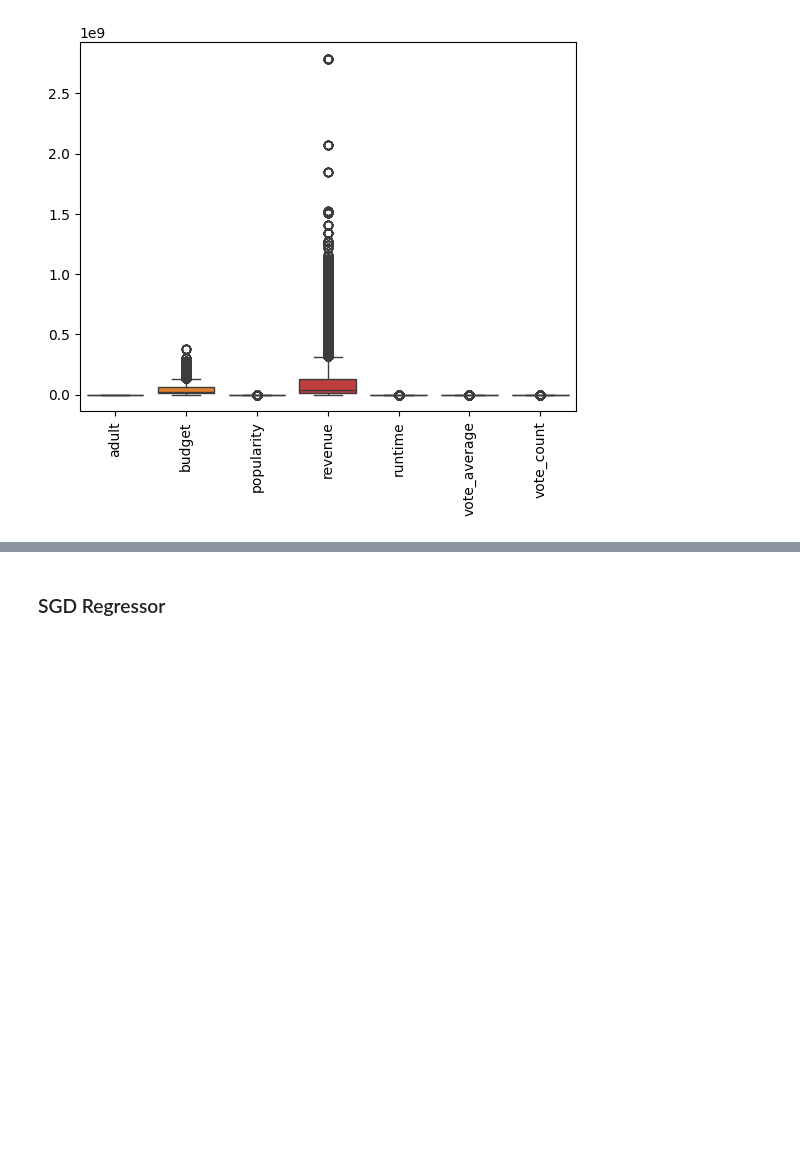
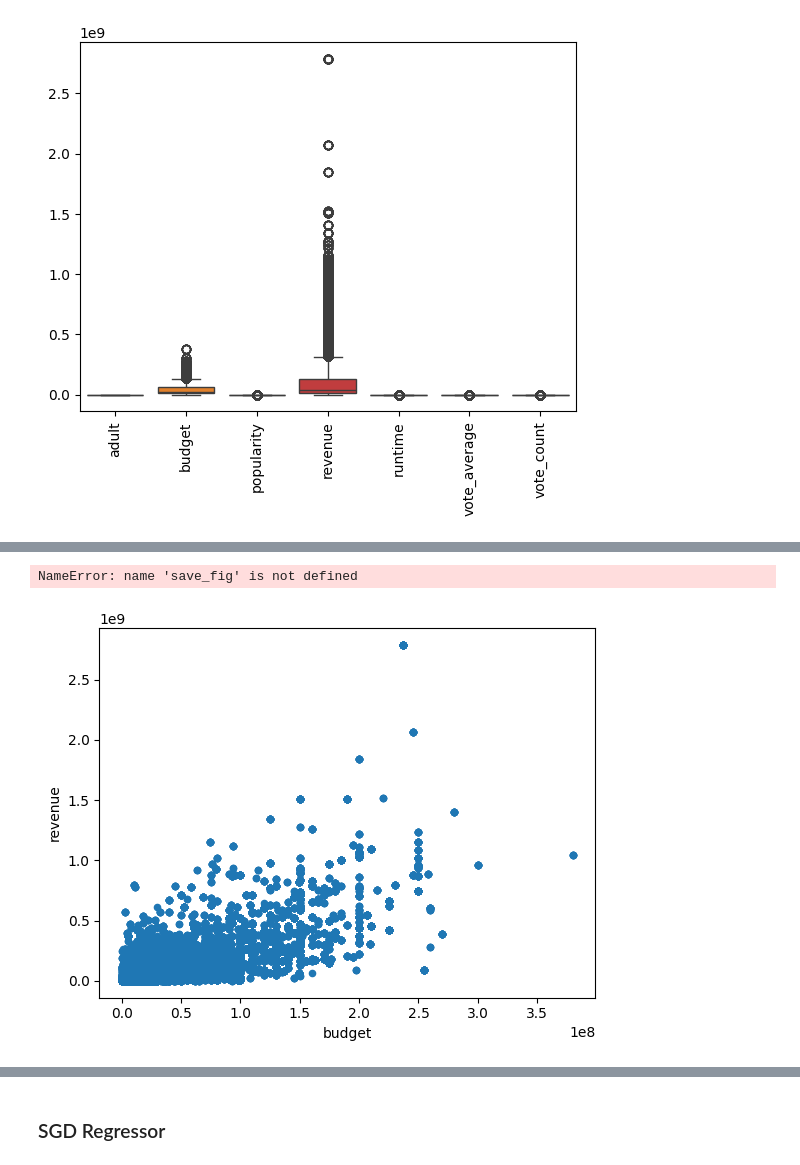
Before and after one commit to Gruppe-H/AI_exam, a Jupyter notebook: regression.ipynb, the cells around one changed output, grey strips where cells are left out. Cells and saved outputs as stored; diff of their text form; code cells hidden in the pictures; blank space fills up the shorter version.

```diff
--- a/regression.ipynb
+++ b/regression.ipynb
@@ -472,0 +521,7 @@ plt.show()
+# %%
+from sklearn.model_selection import StratifiedShuffleSplit
+
+split = StratifiedShuffleSplit(n_splits=1, test_size=0.2, random_state=42)
+for train_index, test_index in split.split(cleaned_data, cleaned_data["income_cat"]):
+    strat_train_set = cleaned_data.iloc[train_index]
+    strat_test_set = cleaned_data.iloc[test_index]
@@ -472,0 +583,8 @@ plt.show()
+# %%
+cleaned_data = strat_train_set.copy()
+# %%
+cleaned_data.plot(kind="scatter", x="budget", y="revenue")
+save_fig("bad_visualization_plot")
+# %% [output]
+NameError: name 'save_fig' is not defined
+[figure, added]
```
Also changed, not shown: parts of 46 cells of this notebook.
